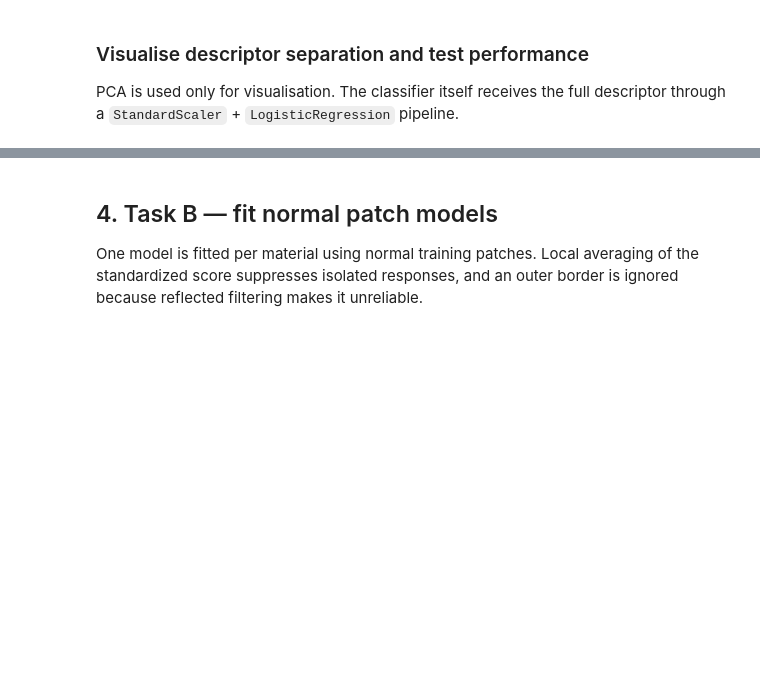
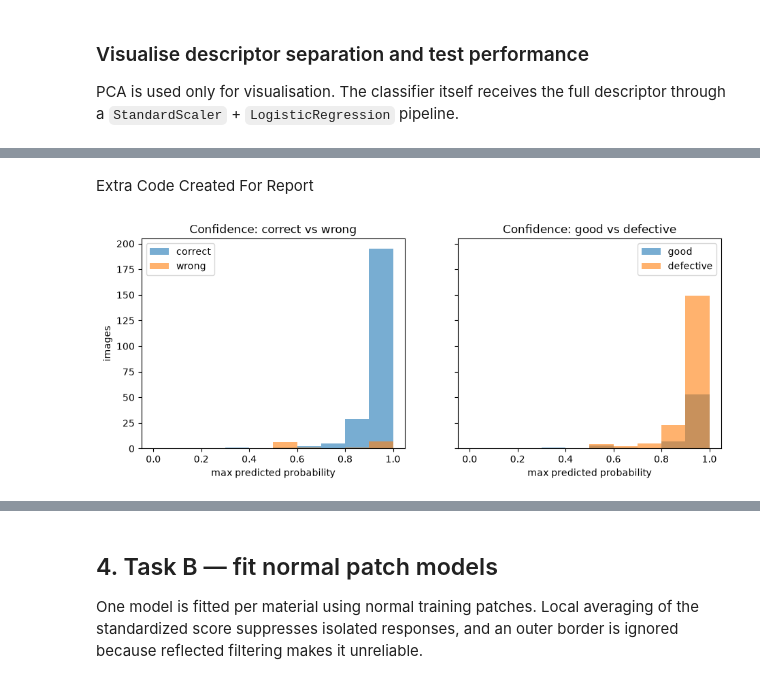
Before and after one commit to yu7ong/cs4242-lab1, a Jupyter notebook: code/notebooks/02_tasks_and_evaluation.ipynb, the cells around one changed output, grey strips where cells are left out. Cells and saved outputs as stored; diff of their text form; code cells hidden in the pictures; blank space fills up the shorter version.

Commit message:
Add report section for task A

```diff
--- a/code/notebooks/02_tasks_and_evaluation.ipynb
+++ b/code/notebooks/02_tasks_and_evaluation.ipynb
@@ -209 +209,26 @@ plt.show()
+# %% [markdown]
+Extra Code Created For Report
+# %%
+""" # Added to show the confidence histograms for correct vs wrong and good vs defective predictions
+confidence = test_probabilities.max(axis=1)
+pred = material_model.classes_[test_probabilities.argmax(axis=1)]
+true = np.array([r.material for r in test_records])
+correct = pred == true
+is_good = np.array([r.defect_type == "good" for r in test_records])
+
+fig, axes = plt.subplots(1, 2, figsize=(11, 4), sharey=True)
+bins = np.linspace(0, 1, 11)
+
+axes[0].hist(confidence[correct], bins=bins, alpha=0.6, label="correct")
+axes[0].hist(confidence[~correct], bins=bins, alpha=0.6, label="wrong")
+axes[0].set(title="Confidence: correct vs wrong", xlabel="max predicted probability", ylabel="images")
+axes[0].legend()
+
+axes[1].hist(confidence[is_good], bins=bins, alpha=0.6, label="good")
+axes[1].hist(confidence[~is_good], bins=bins, alpha=0.6, label="defective")
+axes[1].set(title="Confidence: good vs defective", xlabel="max predicted probability")
+axes[1].legend()
+plt.show() """
+# %% [output]
+[figure, added]
 # %%
```
Also changed, not shown: parts of 8 cells of this notebook, 16 other files.
